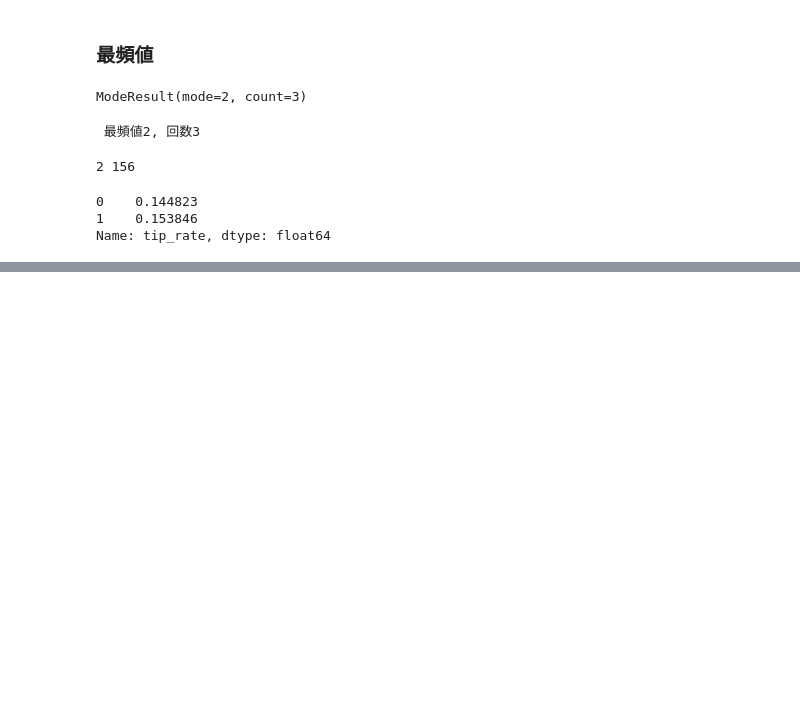
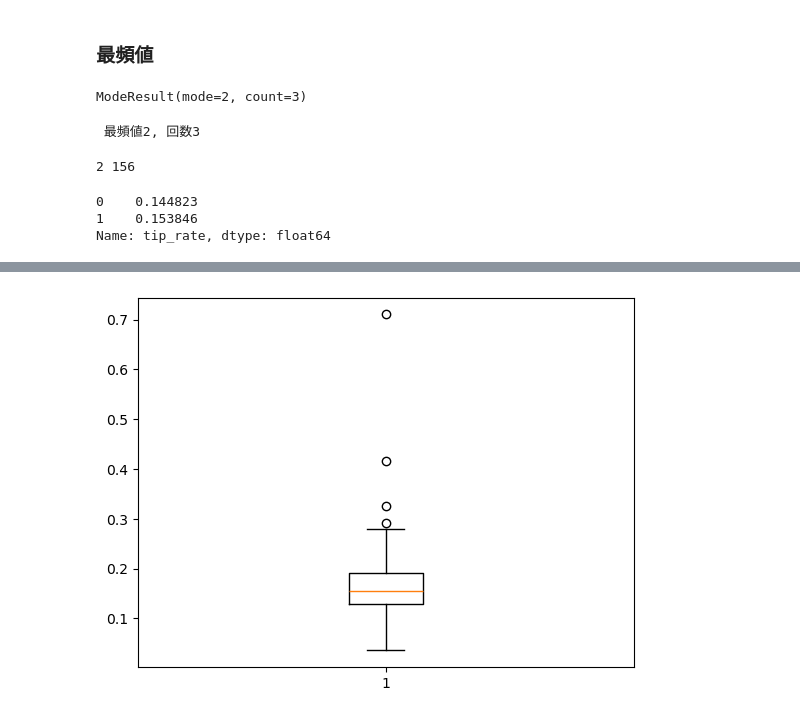
Before and after one commit to yunozon/statistics_test_2, a Jupyter notebook: study/section1.ipynb, the cells around one changed output, grey strips where cells are left out. Drawn from its saved outputs; the diff is of its cells as text; code cells hidden in the pictures; blank space fills up the shorter version.

```diff
--- a/study/section1.ipynb
+++ b/study/section1.ipynb
@@ -163,0 +241,5 @@ Name: tip_rate, dtype: float64
+# %%
+plt.boxplot(df['tip_rate'])
+plt.show()
+# %% [output]
+[figure, added]
```
Also changed, not shown: parts of 27 cells of this notebook, 2 other files.
